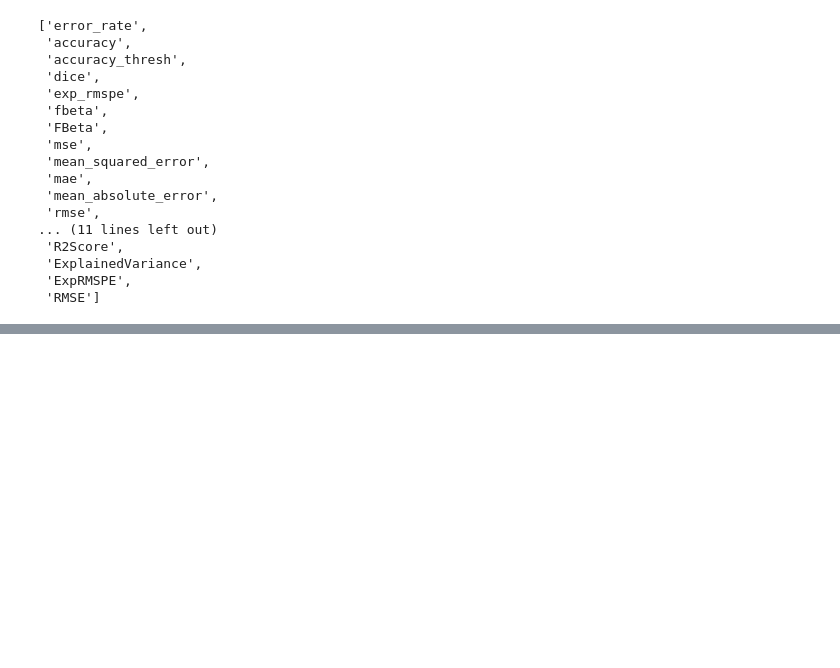
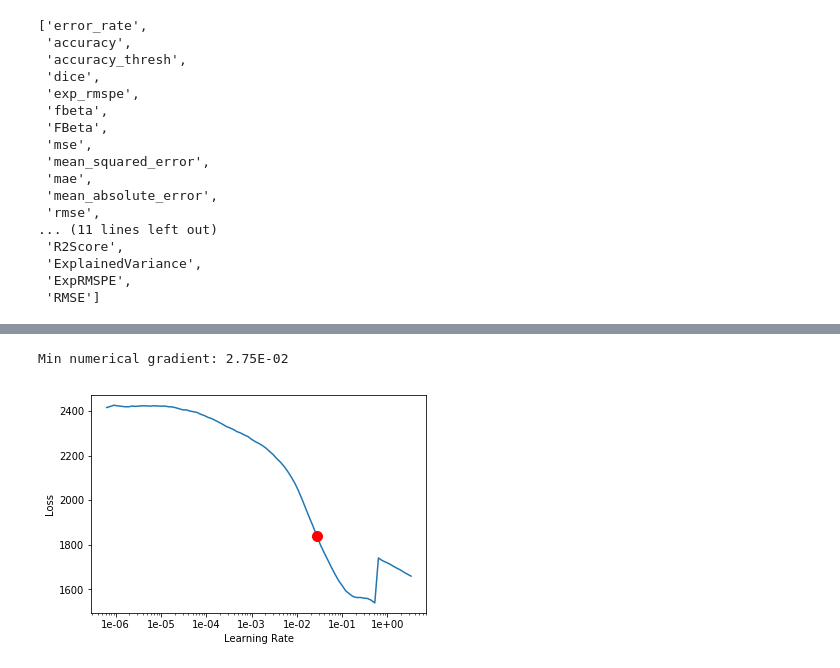
Before and after one commit to rsr2425/wine_review_analysis, a Jupyter notebook: Fastai Implementation.ipynb, the cells around one changed output, grey strips where cells are left out. Cells and saved outputs as stored; diff of their text form; code cells hidden in the pictures; blank space fills up the shorter version.

```diff
--- a/Fastai Implementation.ipynb
+++ b/Fastai Implementation.ipynb
@@ -130,0 +316,6 @@ fastai.metrics.__all__
+# %%
+cat_names = ['country', 'designation', 'province', 'region_1', 'region_2', 'variety', 'taster_name', 'winery']
+
+high_price_removed_data_pts_not_cat = TabularDataBunch.from_df(path, small_data, dep_var
+                                , valid_idx=small_valid, procs=procs, cat_names=cat_names
+                                , bs = 1000)
@@ -130,0 +445,6 @@ fastai.metrics.__all__
+# %%
+max_price = max(small_data['price'])
+
+
+small_learner2_floored = tabular_learner(high_price_removed_data_pts_not_cat, layers=[200,100]
+                                         , metrics=mean_squared_error, y_range=[0, max_price*1.5])
@@ -130,0 +456,5 @@ fastai.metrics.__all__
+# %%
+small_learner2_floored.recorder.plot()
+# %% [output]
+Min numerical gradient: 2.75E-02
+[figure, added]
```
Also changed, not shown: parts of 40 cells of this notebook.
